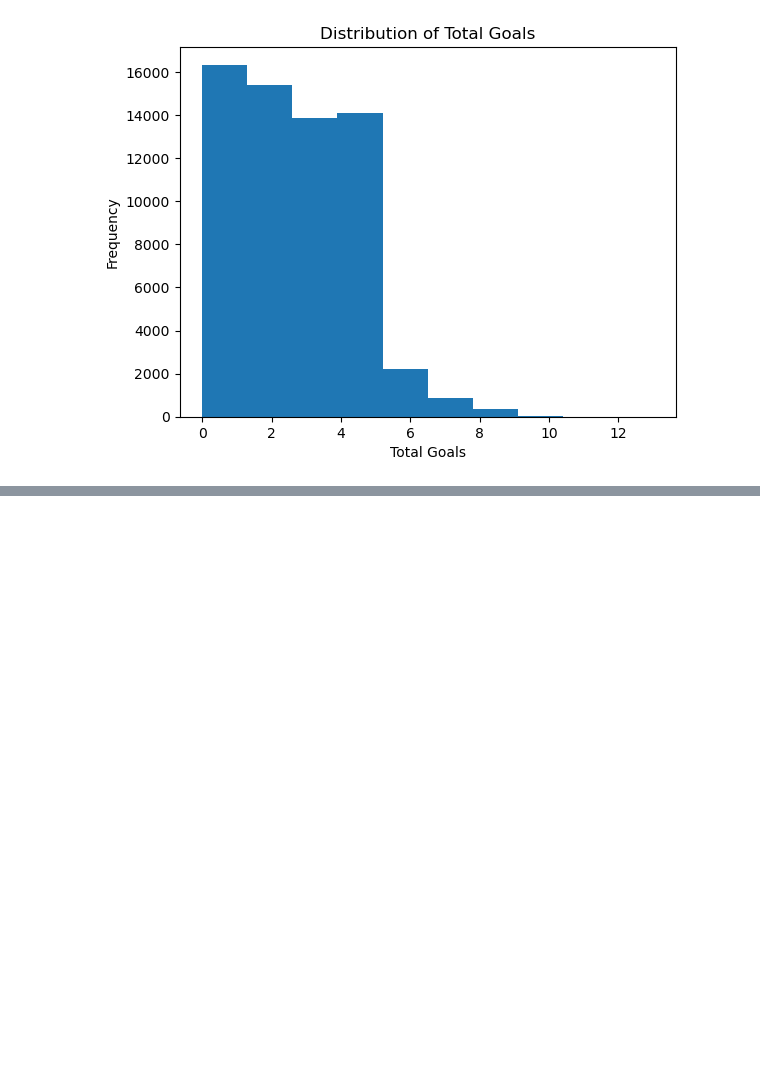
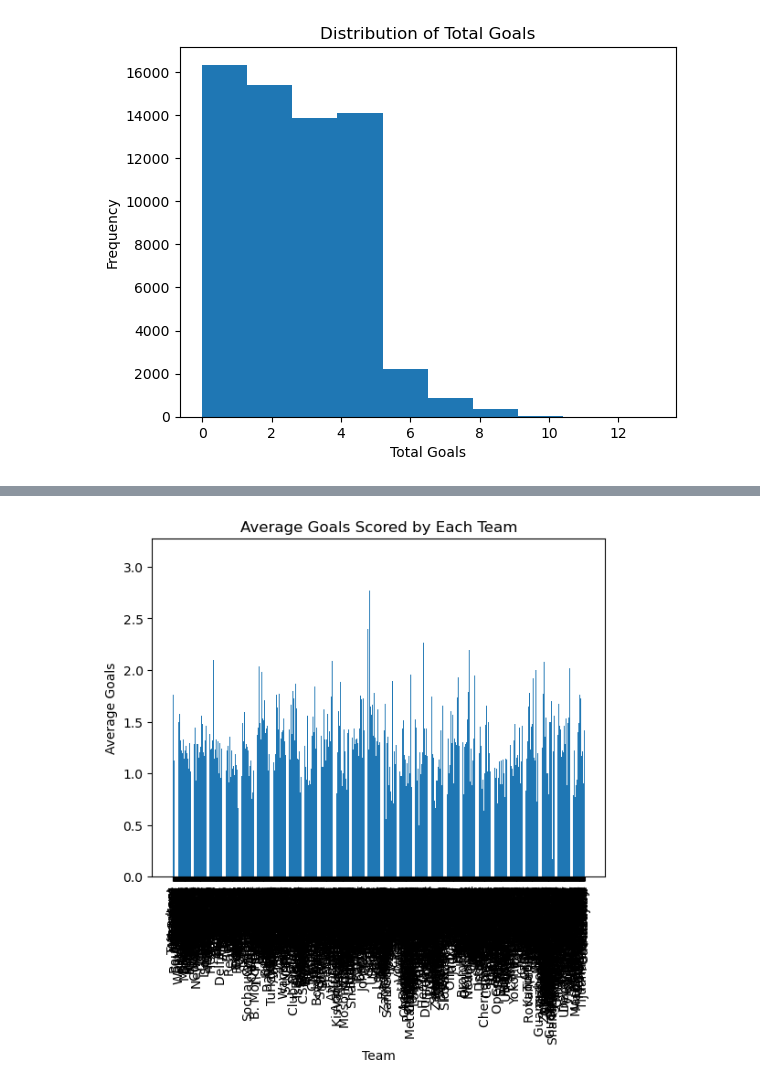
Before and after one commit to ShubhamGupta2505/Dataset-Analysis-Visualization, a Jupyter notebook: football-league-dataset-analysis.ipynb, the cells around one changed output, grey strips where cells are left out. Cells and saved outputs as stored; diff of their text form; code cells hidden in the pictures; blank space fills up the shorter version.

```diff
--- a/football-league-dataset-analysis.ipynb
+++ b/football-league-dataset-analysis.ipynb
@@ -270,0 +282,16 @@ plt.show()
+# %%
+teams = df['Home Team'].unique()
+average_goals = []
+for team in teams:
+    home_avg = np.mean(df[df['Home Team'] == team]['Home Goals'])
+    away_avg = np.mean(df[df['Away Team'] == team]['Away Goals'])
+    average_goals.append((home_avg + away_avg) / 2)
+
+plt.bar(teams, average_goals)
+plt.xlabel('Team')
+plt.ylabel('Average Goals')
+plt.title('Average Goals Scored by Each Team')
+plt.xticks(rotation=90)
+plt.show()
+# %% [output]
+[figure, added]
```
Also changed, not shown: parts of 9 cells of this notebook.
